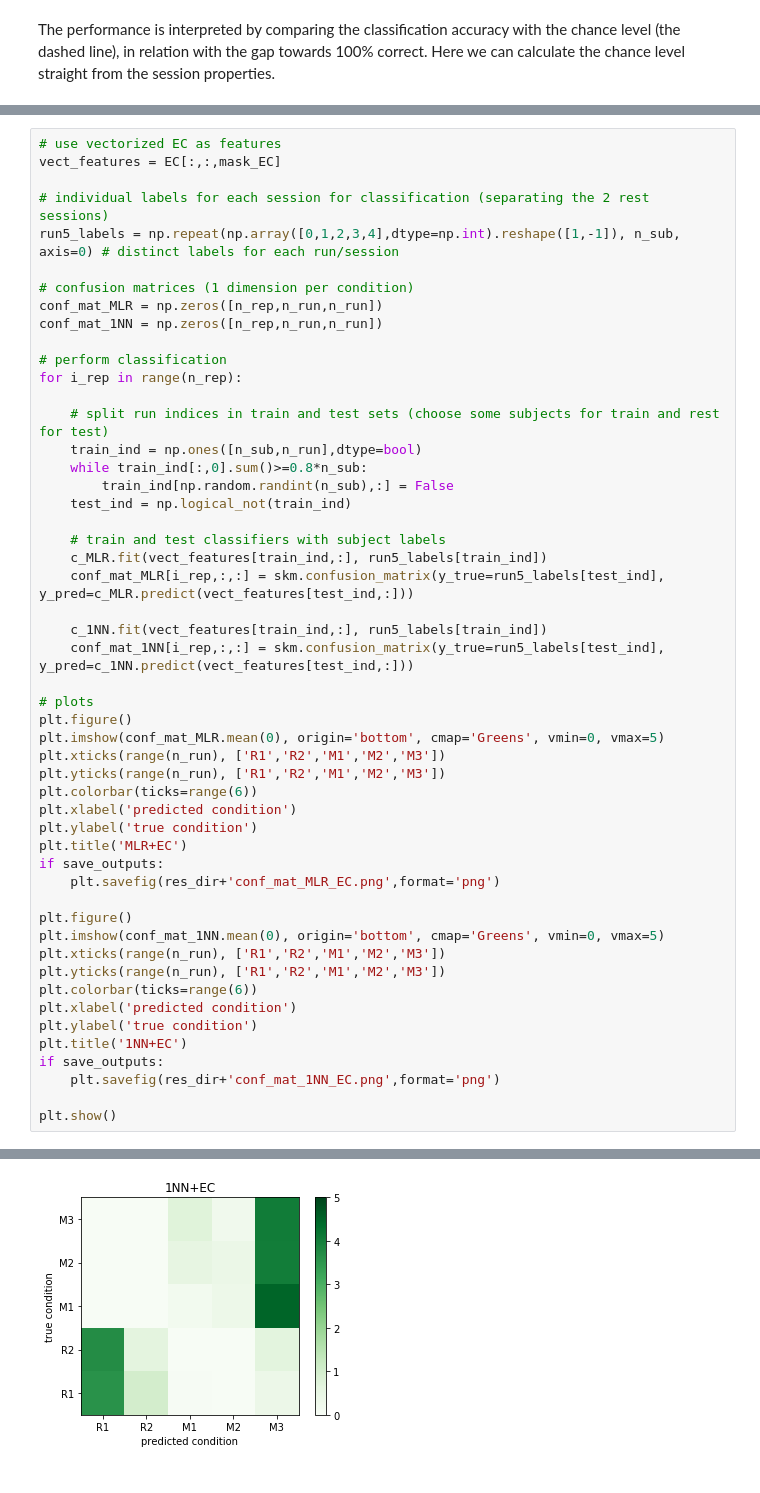
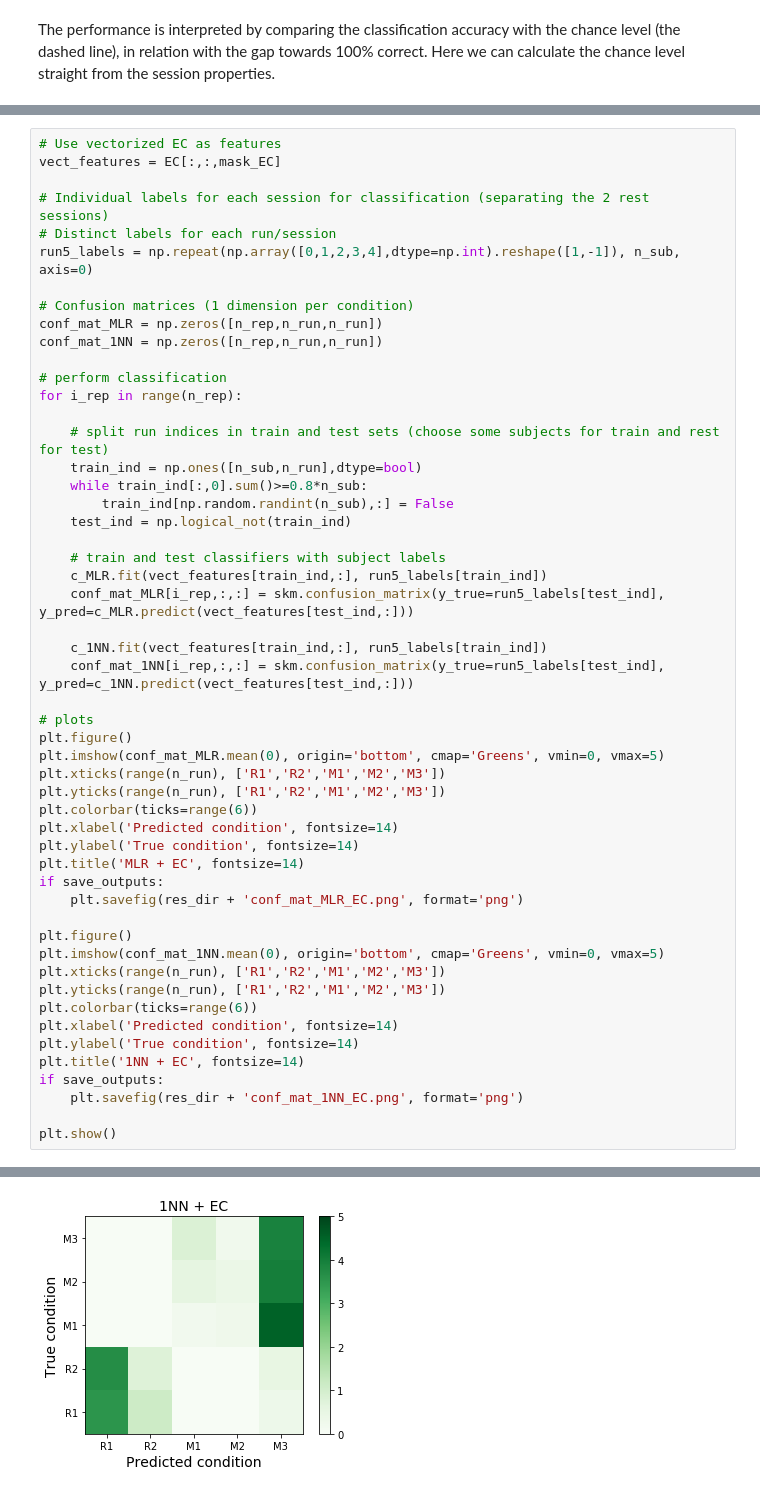
Before and after one commit to mb-BCA/notebooks_review2019, a Jupyter notebook: 2a_ClassificationTasks.ipynb, the cells around one changed output, grey strips where cells are left out. Cells and saved outputs as stored; diff of their text form.

Commit message:
Update 2a_ClassificationTasks.ipynb
Cosmetic changes. Finished

```diff
--- a/2a_ClassificationTasks.ipynb
+++ b/2a_ClassificationTasks.ipynb
@@ -183,11 +214,12 @@ Confusion matrices are useful to understand the errors performed by the train cl
 # %%
-# use vectorized EC as features
+# Use vectorized EC as features
 vect_features = EC[:,:,mask_EC]
 
-# individual labels for each session for classification (separating the 2 rest sessions)
-run5_labels = np.repeat(np.array([0,1,2,3,4],dtype=np.int).reshape([1,-1]), n_sub, axis=0) # distinct labels for each run/session
+# Individual labels for each session for classification (separating the 2 rest sessions)
+# Distinct labels for each run/session
+run5_labels = np.repeat(np.array([0,1,2,3,4],dtype=np.int).reshape([1,-1]), n_sub, axis=0)
 
-# confusion matrices (1 dimension per condition)
+# Confusion matrices (1 dimension per condition)
 conf_mat_MLR = np.zeros([n_rep,n_run,n_run])
 conf_mat_1NN = np.zeros([n_rep,n_run,n_run])
 
@@ -213,22 +245,22 @@ plt.imshow(conf_mat_MLR.mean(0), origin='bottom', cmap='Greens', vmin=0, vmax=5)
 plt.xticks(range(n_run), ['R1','R2','M1','M2','M3'])
 plt.yticks(range(n_run), ['R1','R2','M1','M2','M3'])
 plt.colorbar(ticks=range(6))
-plt.xlabel('predicted condition')
-plt.ylabel('true condition')
-plt.title('MLR+EC')
+plt.xlabel('Predicted condition', fontsize=14)
+plt.ylabel('True condition', fontsize=14)
+plt.title('MLR + EC', fontsize=14)
 if save_outputs:
-    plt.savefig(res_dir+'conf_mat_MLR_EC.png',format='png')
+    plt.savefig(res_dir + 'conf_mat_MLR_EC.png', format='png')
 
 plt.figure()
 plt.imshow(conf_mat_1NN.mean(0), origin='bottom', cmap='Greens', vmin=0, vmax=5)
 plt.xticks(range(n_run), ['R1','R2','M1','M2','M3'])
 plt.yticks(range(n_run), ['R1','R2','M1','M2','M3'])
 plt.colorbar(ticks=range(6))
-plt.xlabel('predicted condition')
-plt.ylabel('true condition')
-plt.title('1NN+EC')
+plt.xlabel('Predicted condition', fontsize=14)
+plt.ylabel('True condition', fontsize=14)
+plt.title('1NN + EC', fontsize=14)
 if save_outputs:
-    plt.savefig(res_dir+'conf_mat_1NN_EC.png',format='png')
+    plt.savefig(res_dir + 'conf_mat_1NN_EC.png', format='png')
 
 plt.show()
 # %% [output]
@@ -236 +268 @@ plt.show()
-[figure, old version]
+[figure, new version]
```
Also changed, not shown: parts of 8 cells of this notebook.
